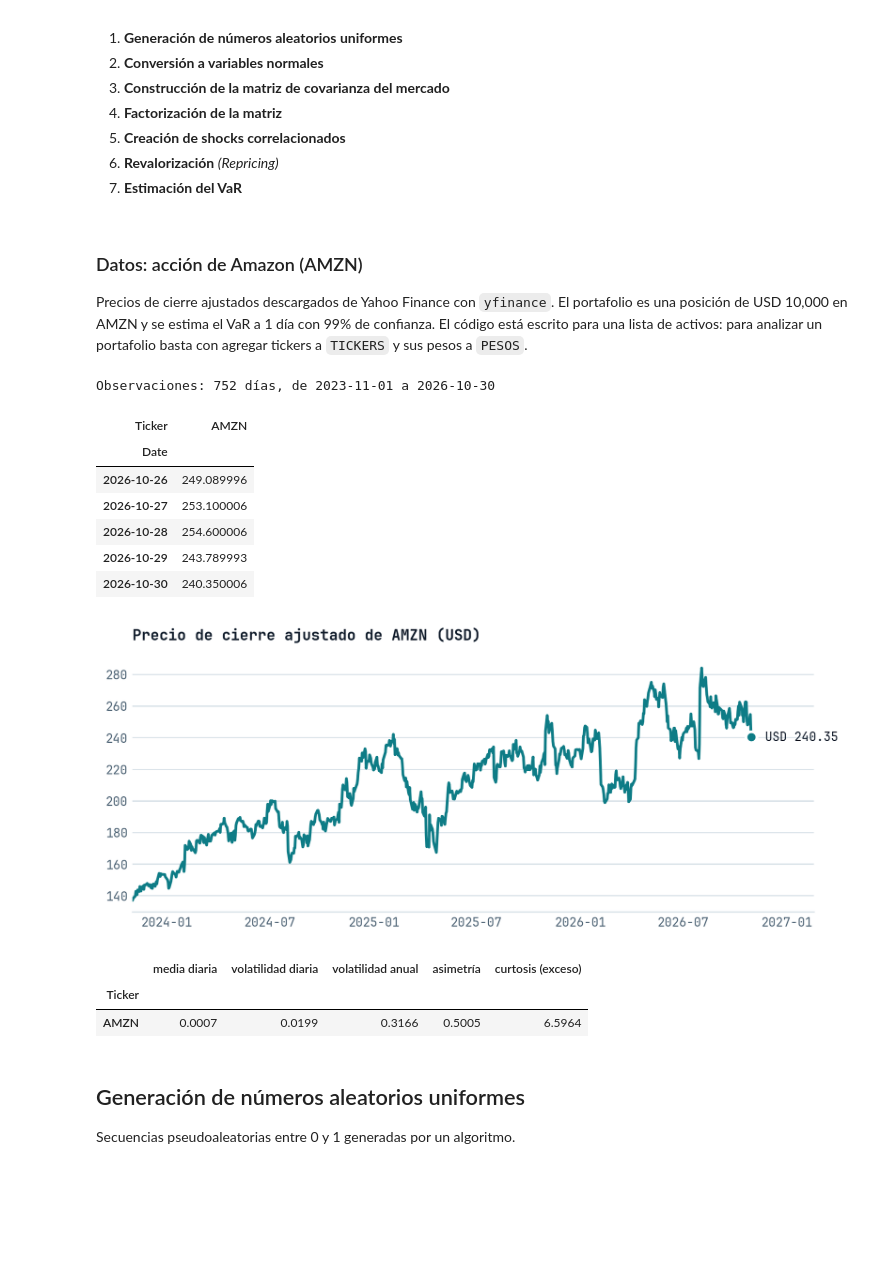
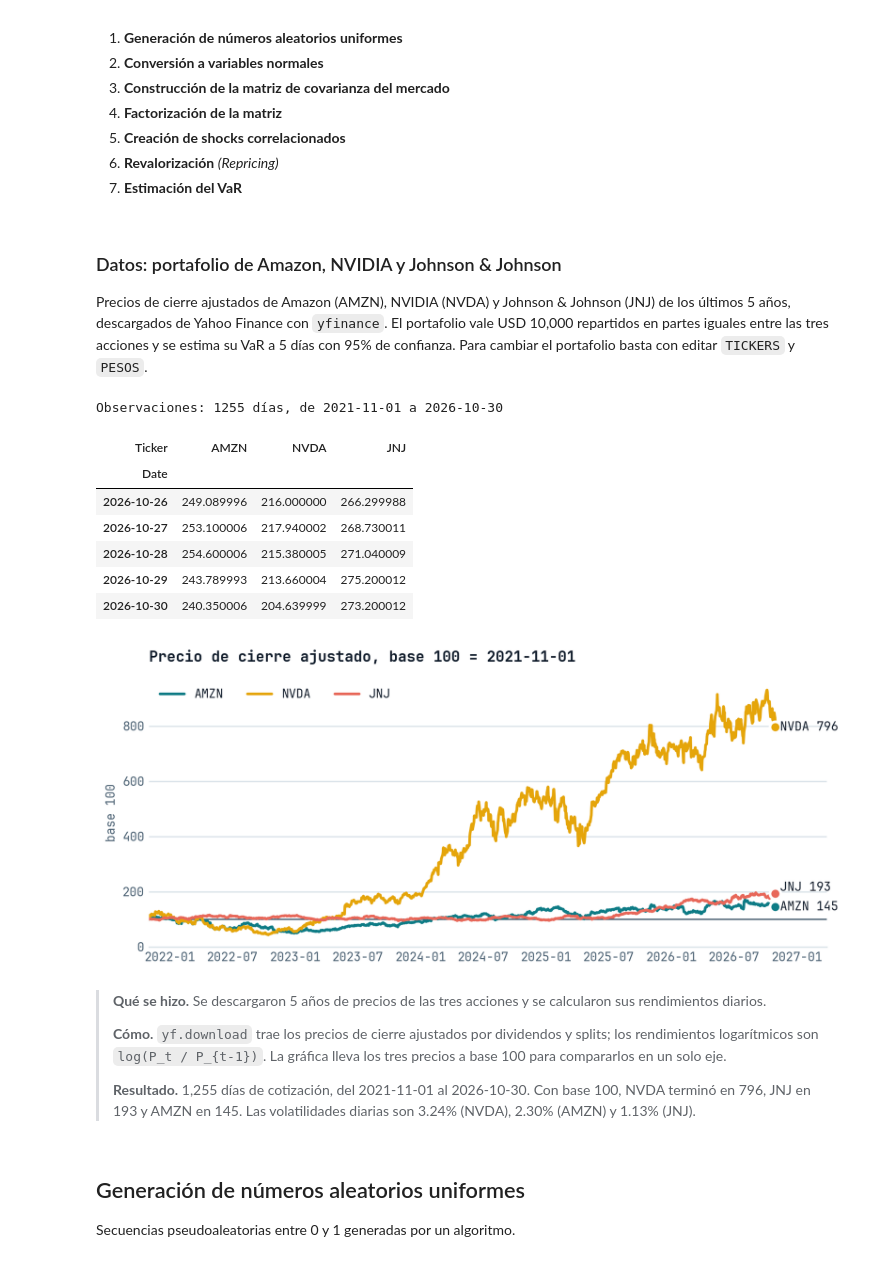
Before and after one commit to josgarciave/montecarlo-bomba-atomica-finanzas, a Jupyter notebook: notebooks/01_var.ipynb, the cells around one changed output. Saved outputs shown, nothing was run; the diff lists cells and outputs as text; code cells hidden in the pictures; blank space fills up the shorter version.

```diff
--- a/notebooks/01_var.ipynb
+++ b/notebooks/01_var.ipynb
@@ -14,9 +14,9 @@
 7. **Estimación del VaR**<br>
 </div>
 # %% [markdown]
-### Datos: acción de Amazon (AMZN)
+### Datos: portafolio de Amazon, NVIDIA y Johnson & Johnson
 
-Precios de cierre ajustados descargados de Yahoo Finance con `yfinance`. El portafolio es una posición de USD 10,000 en AMZN y se estima el VaR a 1 día con 99% de confianza. El código está escrito para una lista de activos: para analizar un portafolio basta con agregar tickers a `TICKERS` y sus pesos a `PESOS`.
+Precios de cierre ajustados de Amazon (AMZN), NVIDIA (NVDA) y Johnson & Johnson (JNJ) de los últimos 5 años, descargados de Yahoo Finance con `yfinance`. El portafolio vale USD 10,000 repartidos en partes iguales entre las tres acciones y se estima su VaR a 5 días con 95% de confianza. Para cambiar el portafolio basta con editar `TICKERS` y `PESOS`.
 # %%
 import numpy as np
 import pandas as pd
@@ -24,18 +24,18 @@ import yfinance as yf
 from scipy import stats
 
 # Parámetros del análisis
-TICKERS = ["AMZN"]
-PESOS = np.array([1.0])  # fracción del portafolio en cada activo
+TICKERS = ["AMZN", "NVDA", "JNJ"]
+PESOS = np.array([1, 1, 1]) / 3  # fracción del portafolio en cada activo
 VALOR_PORTAFOLIO = 10_000  # USD
-INICIO, FIN = "2023-11-01", "2026-11-01"
-CONFIANZA = 0.99
-HORIZONTE = 1  # días
+INICIO, FIN = "2021-11-01", "2026-11-01"  # 5 años
+CONFIANZA = 0.95
+HORIZONTE = 5  # días hábiles
 N_SIM = 100_000
 SEMILLA = 42
 
 precios = yf.download(TICKERS, start=INICIO, end=FIN, auto_adjust=True, progress=False)[
     "Close"
-][TICKERS]
+][TICKERS].dropna()
 rendimientos = np.log(precios).diff().dropna()
 
 print(
@@ -43,39 +43,29 @@ print(
 )
 precios.tail()
 # %% [output]
-Observaciones: 752 días, de 2023-11-01 a 2026-10-30
+Observaciones: 1255 días, de 2021-11-01 a 2026-10-30
-| Ticker | AMZN |
-| Date |  |
-| 2026-10-26 | 249.089996 |
-| 2026-10-27 | 253.100006 |
-| 2026-10-28 | 254.600006 |
-| 2026-10-29 | 243.789993 |
-| 2026-10-30 | 240.350006 |
+| Ticker | AMZN | NVDA | JNJ |
+| Date |  |  |  |
+| 2026-10-26 | 249.089996 | 216.000000 | 266.299988 |
+| 2026-10-27 | 253.100006 | 217.940002 | 268.730011 |
+| 2026-10-28 | 254.600006 | 215.380005 | 271.040009 |
+| 2026-10-29 | 243.789993 | 213.660004 | 275.200012 |
+| 2026-10-30 | 240.350006 | 204.639999 | 273.200012 |
 # %%
 # Gráficas con la estética de la charla: el código está en graficas.py
 import graficas
 
 graficas.aplicar_estilo()
 # %%
-graficas.precio(precios[TICKERS[0]])
+graficas.precios(precios)
 # %% [output]
-[figure, old version]
+[figure, new version]
-# %%
-# Resumen de los rendimientos logarítmicos diarios
-resumen = pd.DataFrame(
-    {
-        "media diaria": rendimientos.mean(),
-        "volatilidad diaria": rendimientos.std(),
-        "volatilidad anual": rendimientos.std() * np.sqrt(252),
-        "asimetría": rendimientos.apply(stats.skew),
-        "curtosis (exceso)": rendimientos.apply(stats.kurtosis),
-    }
-)
-resumen.round(4)
-# %% [output]
-|  | media diaria | volatilidad diaria | volatilidad anual | asimetría | curtosis (exceso) |
-| Ticker |  |  |  |  |  |
-| AMZN | 0.0007 | 0.0199 | 0.3166 | 0.5005 | 6.5964 |
+# %% [markdown]
+> **Qué se hizo.** Se descargaron 5 años de precios de las tres acciones y se calcularon sus rendimientos diarios.
+>
+> **Cómo.** `yf.download` trae los precios de cierre ajustados por dividendos y splits; los rendimientos logarítmicos son `log(P_t / P_{t-1})`. La gráfica lleva los tres precios a base 100 para compararlos en un solo eje.
+>
+> **Resultado.** 1,255 días de cotización, del 2021-11-01 al 2026-10-30. Con base 100, NVDA terminó en 796, JNJ en 193 y AMZN en 145. Las volatilidades diarias son 3.24% (NVDA), 2.30% (AMZN) y 1.13% (JNJ).
 # %% [markdown]
 ## Generación de números aleatorios uniformes
 
```
Also changed, not shown: parts of 24 cells of this notebook, 10 other files.
